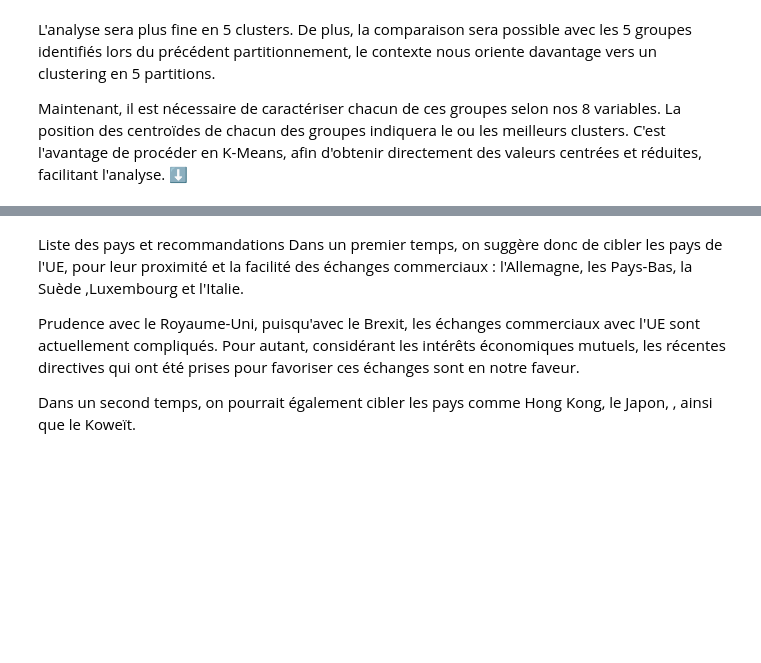
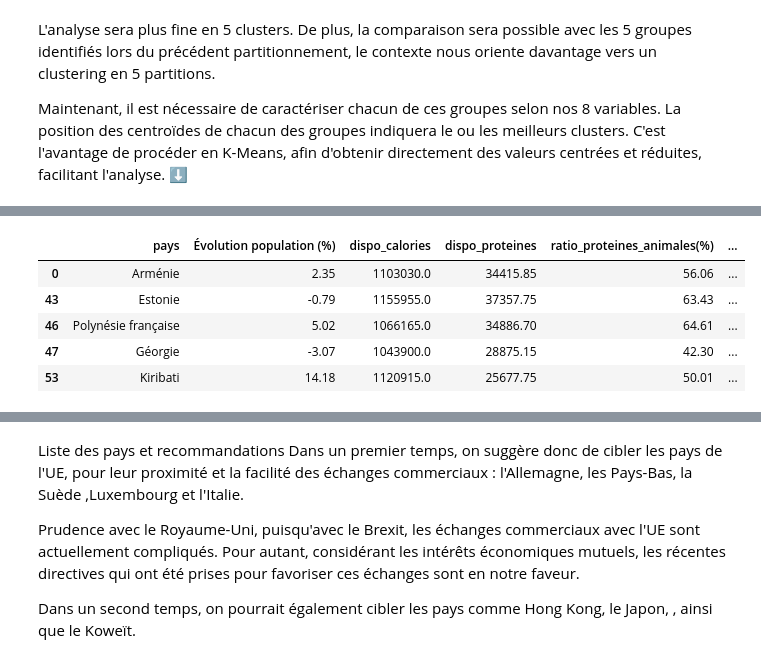
Before and after one commit to ROWAIDAK/ROWAIDAK-P5_Produisez-une-tude-de-march, a Jupyter notebook: P5_02_code.ipynb, the cells around one changed output, grey strips where cells are left out. Saved outputs shown, nothing was run; the diff lists cells and outputs as text; code cells hidden in the pictures; blank space fills up the shorter version.

```diff
--- a/P5_02_code.ipynb
+++ b/P5_02_code.ipynb
@@ -1371,0 +1215,12 @@ En se basant sur les mêmes critères que lors de la sélection des pays par CAH
+# %%
+# Ajout des variables synthétiques F1 et F2
+df_boxkm = pd.merge(df_groupes_cah, df_facto, on="pays", how="left")
+df_boxkm = df_boxkm.sort_values("Clusterkm")
+df_boxkm.head()
+# %% [output]
+|  | pays | Évolution population (%) | dispo_calories | dispo_proteines | ratio_proteines_animales(%) | ... |
+| 0 | Arménie | 2.35 | 1103030.0 | 34415.85 | 56.06 | ... |
+| 43 | Estonie | -0.79 | 1155955.0 | 37357.75 | 63.43 | ... |
+| 46 | Polynésie française | 5.02 | 1066165.0 | 34886.70 | 64.61 | ... |
+| 47 | Géorgie | -3.07 | 1043900.0 | 28875.15 | 42.30 | ... |
+| 53 | Kiribati | 14.18 | 1120915.0 | 25677.75 | 50.01 | ... |
```
Also changed, not shown: parts of 81 cells of this notebook.
